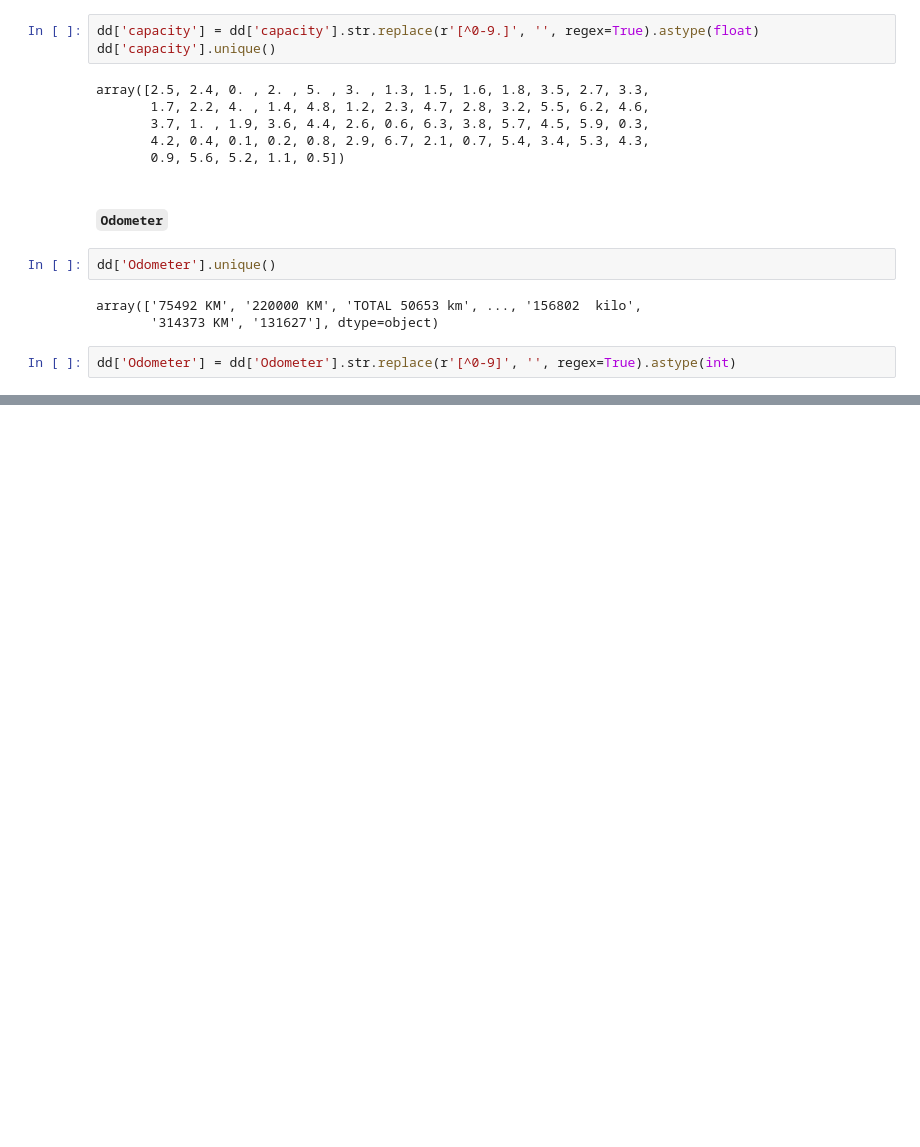
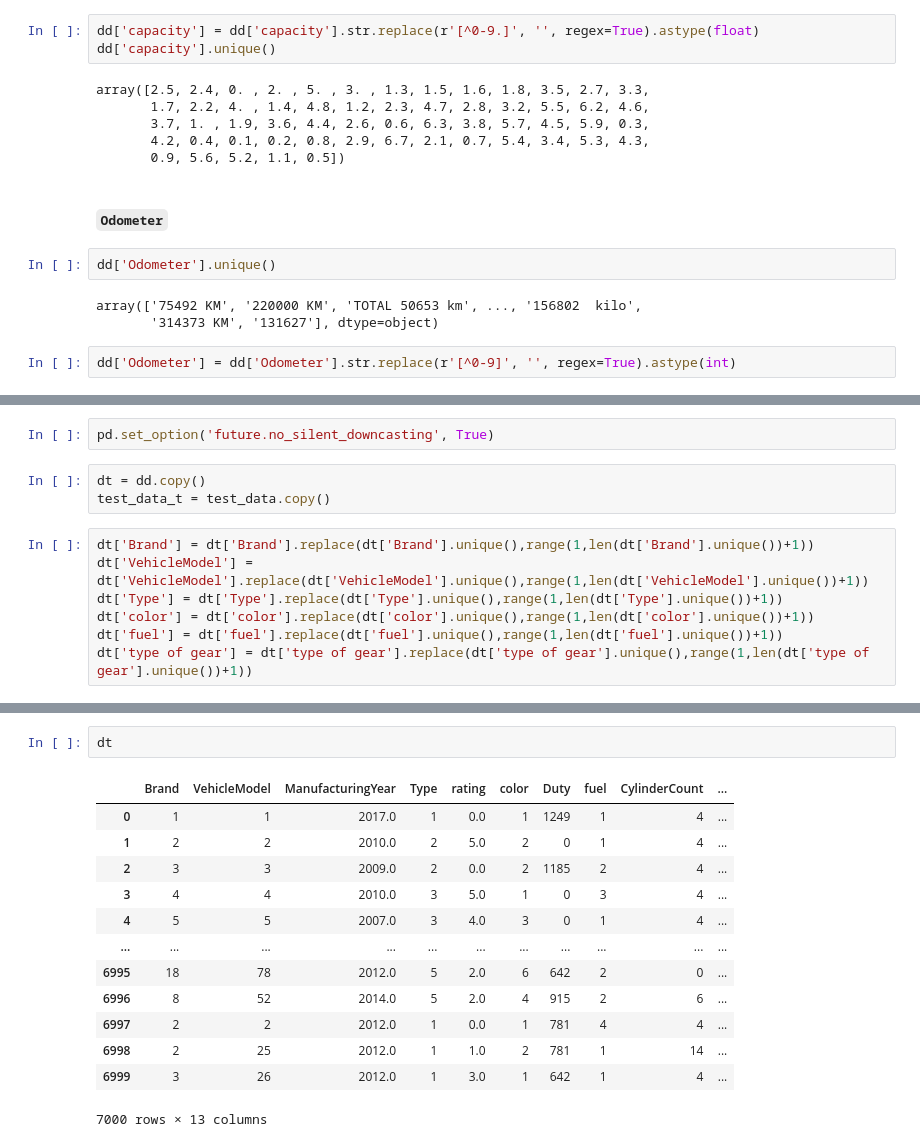
Before and after one commit to ahmednabiled/car_price_prediction, a Jupyter notebook: car_predection.ipynb, the cells around one changed output, grey strips where cells are left out. Saved outputs shown, nothing was run; the diff lists cells and outputs as text; blank space fills up the shorter version.

```diff
--- a/car_predection.ipynb
+++ b/car_predection.ipynb
@@ -583,0 +637,12 @@ dd['Odometer'] = dd['Odometer'].str.replace(r'[^0-9]', '', regex=True).astype(in
+# %%
+pd.set_option('future.no_silent_downcasting', True)
+# %%
+dt = dd.copy()
+test_data_t = test_data.copy()
+# %%
+dt['Brand'] = dt['Brand'].replace(dt['Brand'].unique(),range(1,len(dt['Brand'].unique())+1))
+dt['VehicleModel'] = dt['VehicleModel'].replace(dt['VehicleModel'].unique(),range(1,len(dt['VehicleModel'].unique())+1))
+dt['Type'] = dt['Type'].replace(dt['Type'].unique(),range(1,len(dt['Type'].unique())+1))
+dt['color'] = dt['color'].replace(dt['color'].unique(),range(1,len(dt['color'].unique())+1))
+dt['fuel'] = dt['fuel'].replace(dt['fuel'].unique(),range(1,len(dt['fuel'].unique())+1))
+dt['type of gear'] = dt['type of gear'].replace(dt['type of gear'].unique(),range(1,len(dt['type of gear'].unique())+1))
@@ -583,0 +656,16 @@ dd['Odometer'] = dd['Odometer'].str.replace(r'[^0-9]', '', regex=True).astype(in
+# %%
+dt
+# %% [output]
+|  | Brand | VehicleModel | ManufacturingYear | Type | rating | color | Duty | fuel | CylinderCount | ... |
+| 0 | 1 | 1 | 2017.0 | 1 | 0.0 | 1 | 1249 | 1 | 4 | ... |
+| 1 | 2 | 2 | 2010.0 | 2 | 5.0 | 2 | 0 | 1 | 4 | ... |
+| 2 | 3 | 3 | 2009.0 | 2 | 0.0 | 2 | 1185 | 2 | 4 | ... |
+| 3 | 4 | 4 | 2010.0 | 3 | 5.0 | 1 | 0 | 3 | 4 | ... |
+| 4 | 5 | 5 | 2007.0 | 3 | 4.0 | 3 | 0 | 1 | 4 | ... |
+| ... | ... | ... | ... | ... | ... | ... | ... | ... | ... | ... |
+| 6995 | 18 | 78 | 2012.0 | 5 | 2.0 | 6 | 642 | 2 | 0 | ... |
+| 6996 | 8 | 52 | 2014.0 | 5 | 2.0 | 4 | 915 | 2 | 6 | ... |
+| 6997 | 2 | 2 | 2012.0 | 1 | 0.0 | 1 | 781 | 4 | 4 | ... |
+| 6998 | 2 | 25 | 2012.0 | 1 | 1.0 | 2 | 781 | 1 | 14 | ... |
+| 6999 | 3 | 26 | 2012.0 | 1 | 3.0 | 1 | 642 | 1 | 4 | ... |
+7000 rows × 13 columns
```
Also changed, not shown: parts of 15 cells of this notebook, 2 other files.
